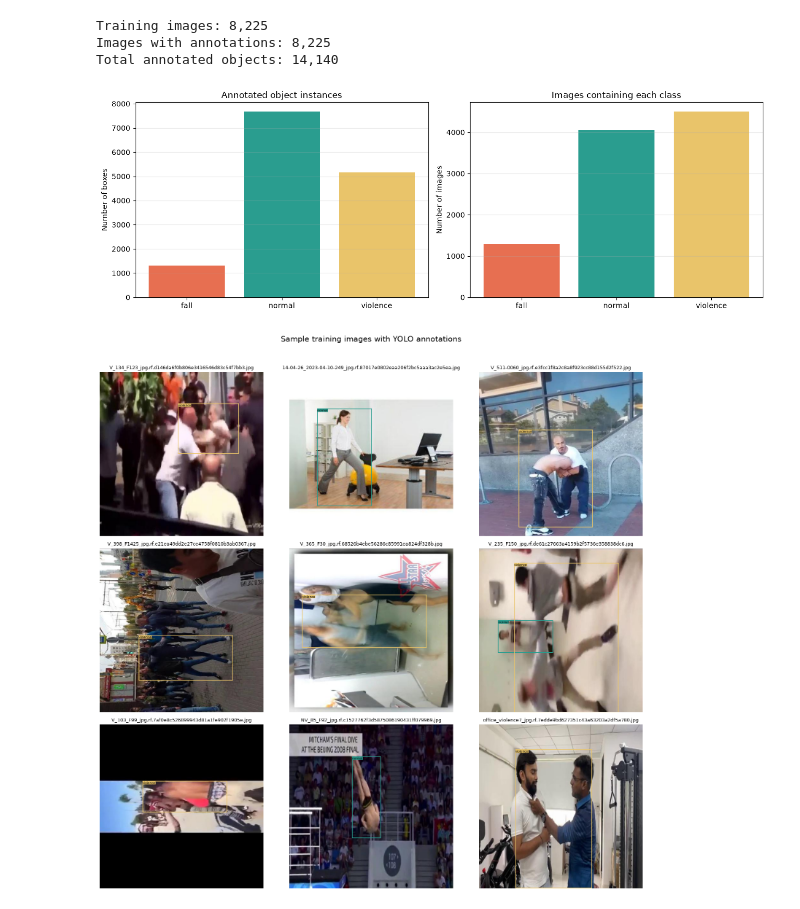
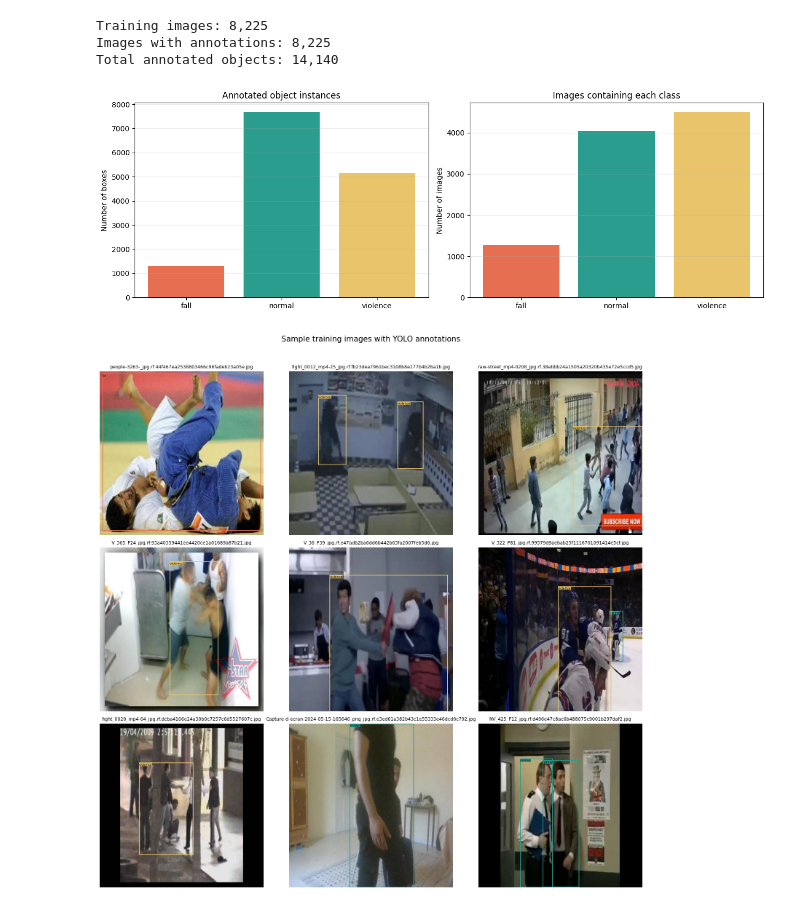
Before and after one commit to phnguyen26/Violence-Detection, a Jupyter notebook: model.ipynb, the cells around one changed output. Drawn from its saved outputs; the diff is of its cells as text; code cells hidden in the pictures.

Commit message:
train finished

```diff
--- a/model.ipynb
+++ b/model.ipynb
@@ -6,26 +6,19 @@ import random
 import matplotlib.pyplot as plt
 from PIL import Image, ImageDraw
 
-# Paths are relative to this notebook: violence-detection/eda.ipynb
-DATASET_DIR = Path("data")
+DATASET_DIR = Path("/kaggle/input/datasets/phnguyencs/violence/data")
 TRAIN_IMAGES_DIR = DATASET_DIR / "train" / "images"
 TRAIN_LABELS_DIR = DATASET_DIR / "train" / "labels"
 CLASS_NAMES = ["fall", "normal", "violence"]
 COLORS = {"fall": "#e76f51", "normal": "#2a9d8f", "violence": "#e9c46a"}
 
-if not TRAIN_IMAGES_DIR.exists() or not TRAIN_LABELS_DIR.exists():
-    raise FileNotFoundError(
-        f"Expected train folders at {TRAIN_IMAGES_DIR} and {TRAIN_LABELS_DIR}. "
-        "Run this notebook from the violence-detection directory."
-    )
 
-IMAGE_EXTENSIONS = {".jpg", ".jpeg", ".png", ".bmp", ".webp"}
+IMAGE_EXTENSIONS = {".jpg", ".jpeg", ".png"}
 image_paths = sorted(
     path for path in TRAIN_IMAGES_DIR.iterdir()
     if path.is_file() and path.suffix.lower() in IMAGE_EXTENSIONS
 )
 
-# Read YOLO label files: class_id, x_center, y_center, width, height.
 labels_by_image = {}
 instance_counts = Counter()
 image_counts = Counter()
@@ -37,15 +30,7 @@ for image_path in image_paths:
     if label_path.exists():
         for line_number, line in enumerate(label_path.read_text().splitlines(), start=1):
             values = line.split()
-            # if len(values) != 5:
-            #     print(f"Skipping malformed row in {label_path.name}:{line_number}")
-            #     continue
-
             class_id = int(values[0])
-            # if not 0 <= class_id < len(CLASS_NAMES):
-            #     print(f"Skipping unknown class {class_id} in {label_path.name}:{line_number}")
-            #     continue
-
             box = tuple(float(value) for value in values[1:])
             image_labels.append((class_id, box))
             instance_counts[class_id] += 1
@@ -57,7 +42,6 @@ print(f"Training images: {len(image_paths):,}")
 print(f"Images with annotations: {len(labels_by_image):,}")
 print(f"Total annotated objects: {sum(instance_counts.values()):,}")
 
-# Compare object instances with the number of images containing each class.
 fig, axes = plt.subplots(1, 2, figsize=(13, 4.5))
 class_labels = CLASS_NAMES
 bar_colors = [COLORS[name] for name in class_labels]
@@ -85,7 +69,6 @@ plt.show()
 
 
 def draw_yolo_annotations(image_path, image_labels):
-    """Return an image with normalized YOLO boxes and class names drawn on it."""
     image = Image.open(image_path).convert("RGB")
     draw = ImageDraw.Draw(image)
     image_width, image_height = image.size
@@ -103,34 +86,33 @@ def draw_yolo_annotations(image_path, image_labels):
         text_box = draw.textbbox((left, top), text)
         draw.rectangle(text_box, fill=color)
         draw.text((left, top), text, fill="black")
 
     return image
 
-# Show a reproducible sample of training images with their ground-truth annotations.
-rng = random.Random(42)
+rng = random.Random()
 annotated_images = [path for path in image_paths if labels_by_image[path]]
-sample_size = min(9, len(annotated_images))
+sample_size = 9
 sample_paths = rng.sample(annotated_images, sample_size)
 
 columns = 3
 rows = (sample_size + columns - 1) // columns
 fig, axes = plt.subplots(rows, columns, figsize=(16, 5 * rows))
 axes = list(axes.flat) if hasattr(axes, "flat") else [axes]
 
 for axis, image_path in zip(axes, sample_paths):
     axis.imshow(draw_yolo_annotations(image_path, labels_by_image[image_path]))
     axis.set_title(image_path.name, fontsize=9)
     axis.axis("off")
 
 for axis in axes[sample_size:]:
     axis.axis("off")
 
 plt.suptitle("Sample training images with YOLO annotations", y=1.02, fontsize=15)
 plt.tight_layout()
 plt.show()
 # %% [output]
 Training images: 8,225
 Images with annotations: 8,225
 Total annotated objects: 14,140
 [figure]
-[figure, old version]
+[figure, new version]
```
Also changed, not shown: parts of 4 cells of this notebook.
